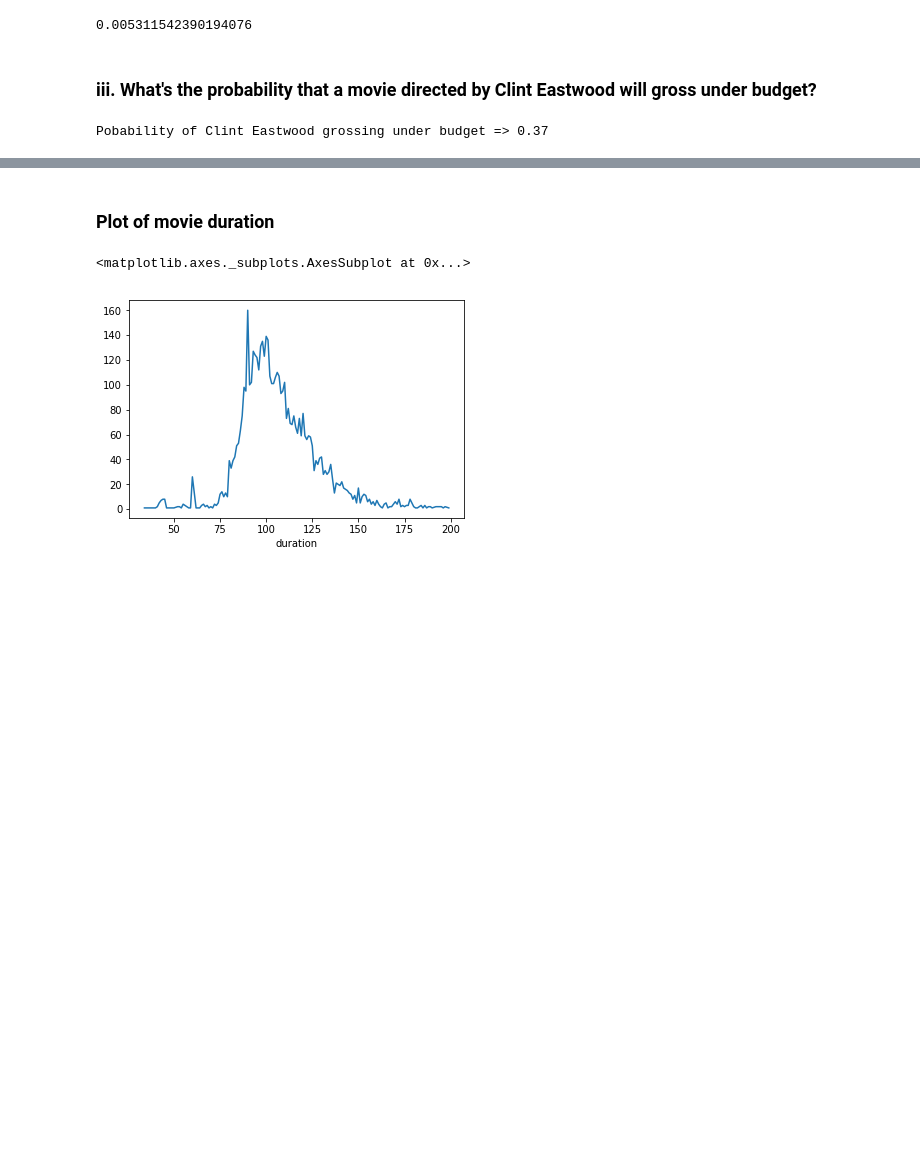
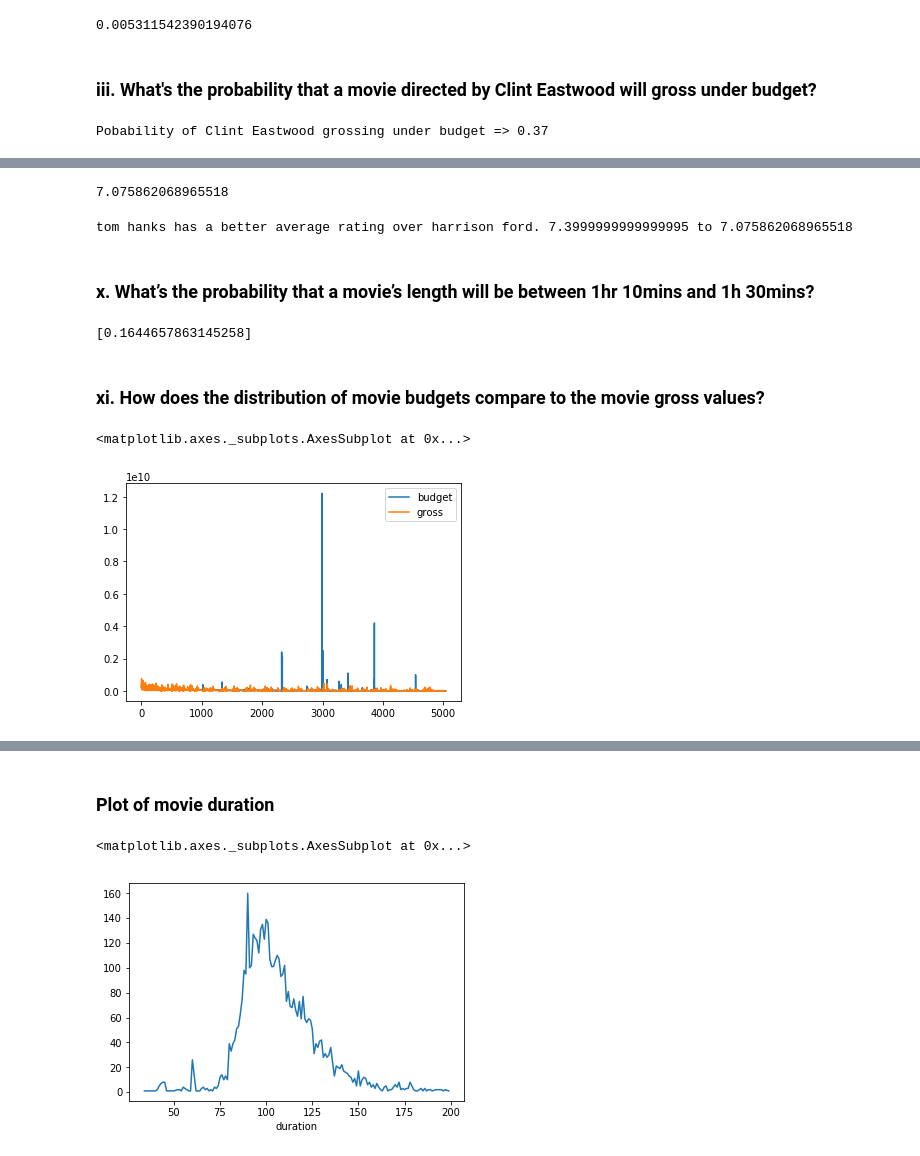
Before and after one commit to keitheck/data-science, a Jupyter notebook: class-07-probability/imdb-notebook.ipynb, the cells around one changed output, grey strips where cells are left out. Cells and saved outputs as stored; diff of their text form; code cells hidden in the pictures; blank space fills up the shorter version.

```diff
--- a/class-07-probability/imdb-notebook.ipynb
+++ b/class-07-probability/imdb-notebook.ipynb
@@ -76,0 +93,4 @@ Pobability of Clint Eastwood grossing under budget => 0.37
+# %%
+imdb['net'] = imdb['profit'] - imdb['budget']
+false_pos = imdb.query('imdb_score >= 6 and net <= 0')
+false_pos.imdb_score.count()
@@ -76,0 +148,24 @@ Pobability of Clint Eastwood grossing under budget => 0.37
+# %%
+ford = imdb[(imdb.actor_1_name == 'Harrison Ford') | (imdb.actor_2_name == 'Harrison Ford') | (imdb.actor_3_name == 'Harrison Ford')]['imdb_score'].mean()
+ford
+# %% [output]
+7.075862068965518
+# %%
+print('tom hanks has a better average rating over harrison ford. {} to {}'.format(tom,ford))
+# %% [output]
+tom hanks has a better average rating over harrison ford. 7.3999999999999995 to 7.075862068965518
+# %% [markdown]
+### x. What’s the probability that a movie’s length will be between 1hr 10mins and 1h 30mins?
+# %%
+filmcount = imdb.shape[0]
+[imdb[imdb.duration <= 90][imdb.duration >= 70].shape[0] / filmcount]
+# %% [output]
+[0.1644657863145258]
+# %% [markdown]
+### xi. How does the distribution of movie budgets compare to the movie gross values?
+# %%
+gbud = imdb.query('budget != "NaN" and gross != "NaN"')
+gbud[['budget', 'gross']].plot()
+# %% [output]
+<matplotlib.axes._subplots.AxesSubplot at 0x...>
+[figure, added]
```
Also changed, not shown: parts of 28 cells of this notebook.
